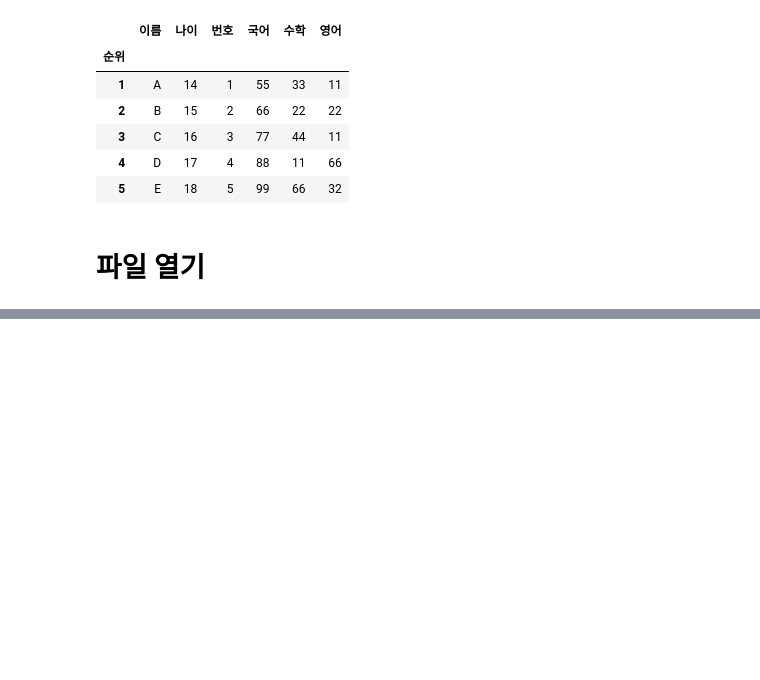
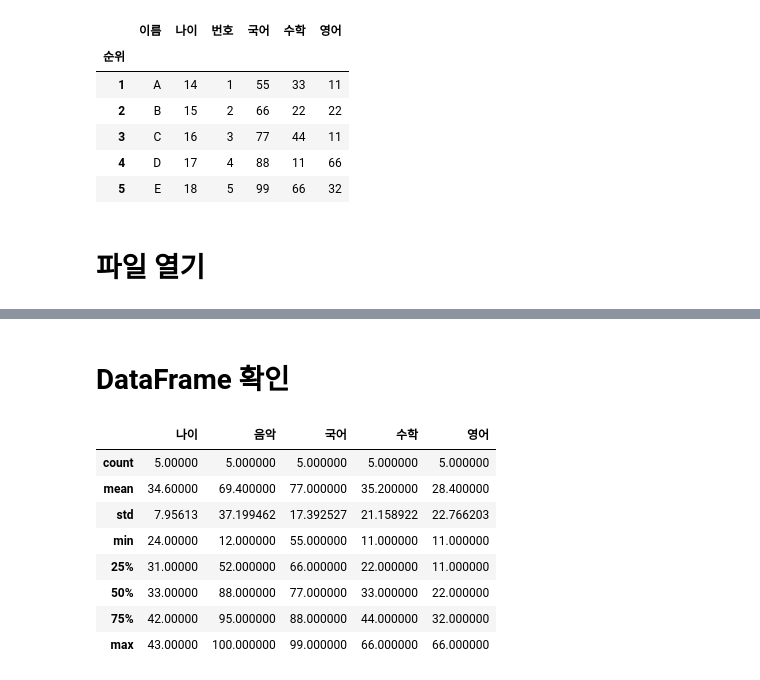
Before and after one commit to Speriad/Speria, a Jupyter notebook: pandas/pandas.ipynb, the cells around one changed output, grey strips where cells are left out. Saved outputs shown, nothing was run; the diff lists cells and outputs as text; code cells hidden in the pictures; blank space fills up the shorter version.

```diff
--- a/pandas/pandas.ipynb
+++ b/pandas/pandas.ipynb
@@ -192,0 +205,14 @@ df
+# %% [markdown]
+# DataFrame 확인
+# %%
+df.describe()
+# %% [output]
+|  | 나이 | 음악 | 국어 | 수학 | 영어 |
+| count | 5.00000 | 5.000000 | 5.000000 | 5.000000 | 5.000000 |
+| mean | 34.60000 | 69.400000 | 77.000000 | 35.200000 | 28.400000 |
+| std | 7.95613 | 37.199462 | 17.392527 | 21.158922 | 22.766203 |
+| min | 24.00000 | 12.000000 | 55.000000 | 11.000000 | 11.000000 |
+| 25% | 31.00000 | 52.000000 | 66.000000 | 22.000000 | 11.000000 |
+| 50% | 33.00000 | 88.000000 | 77.000000 | 33.000000 | 22.000000 |
+| 75% | 42.00000 | 95.000000 | 88.000000 | 44.000000 | 32.000000 |
+| max | 43.00000 | 100.000000 | 99.000000 | 66.000000 | 66.000000 |
```
Also changed, not shown: parts of 18 cells of this notebook, 2 other files.
